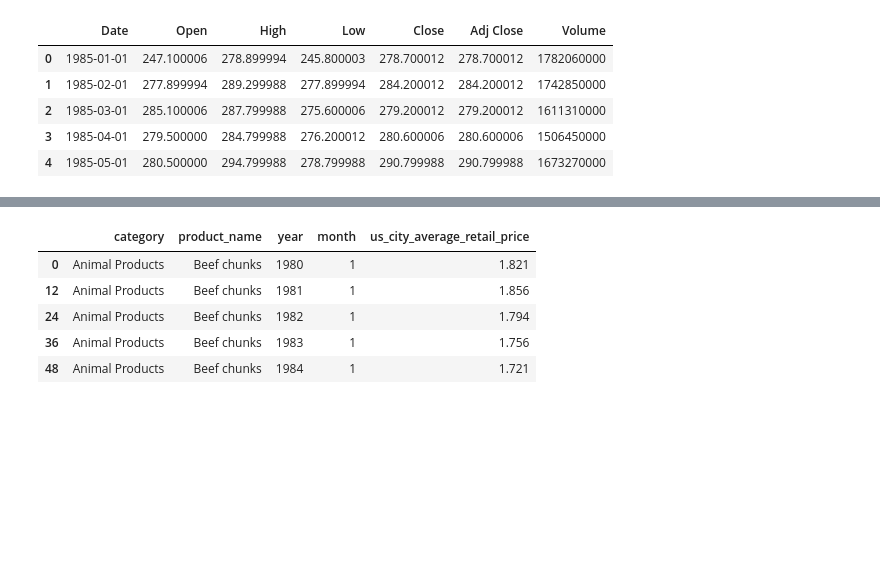
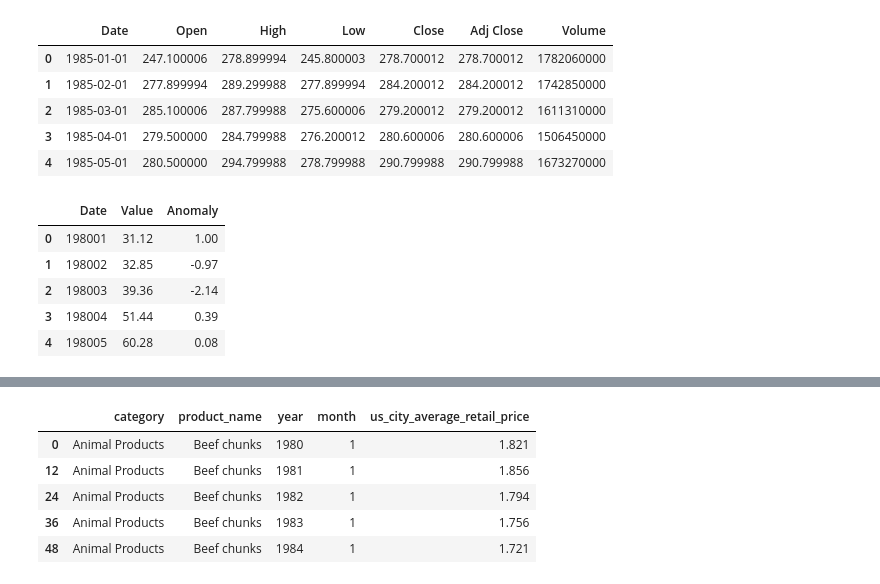
Before and after one commit to Neatherblok/Data_Mavericks_2023, a Jupyter notebook: Solutions/Task_6/DataDerby_Question6.ipynb, the cells around one changed output, grey strips where cells are left out. Saved outputs shown, nothing was run; the diff lists cells and outputs as text; code cells hidden in the pictures; blank space fills up the shorter version.

```diff
--- a/Solutions/Task_6/DataDerby_Question6.ipynb
+++ b/Solutions/Task_6/DataDerby_Question6.ipynb
@@ -41,6 +42,16 @@ df_nasdaq.head()
 | 2 | 1985-03-01 | 285.100006 | 287.799988 | 275.600006 | 279.200012 | 279.200012 | 1611310000 |
 | 3 | 1985-04-01 | 279.500000 | 284.799988 | 276.200012 | 280.600006 | 280.600006 | 1506450000 |
 | 4 | 1985-05-01 | 280.500000 | 294.799988 | 278.799988 | 290.799988 | 290.799988 | 1673270000 |
+# %%
+# Show first five rows of average US temperature dataframe
+df_temp.head()
+# %% [output]
+|  | Date | Value | Anomaly |
+| 0 | 198001 | 31.12 | 1.00 |
+| 1 | 198002 | 32.85 | -0.97 |
+| 2 | 198003 | 39.36 | -2.14 |
+| 3 | 198004 | 51.44 | 0.39 |
+| 4 | 198005 | 60.28 | 0.08 |
 # %%
 # Convert date feature from nasdaq dataframe to datetime format
 date = pd.to_datetime(df_nasdaq['Date'], format='%Y-%m-%d')
```
Also changed, not shown: parts of 10 cells of this notebook.
